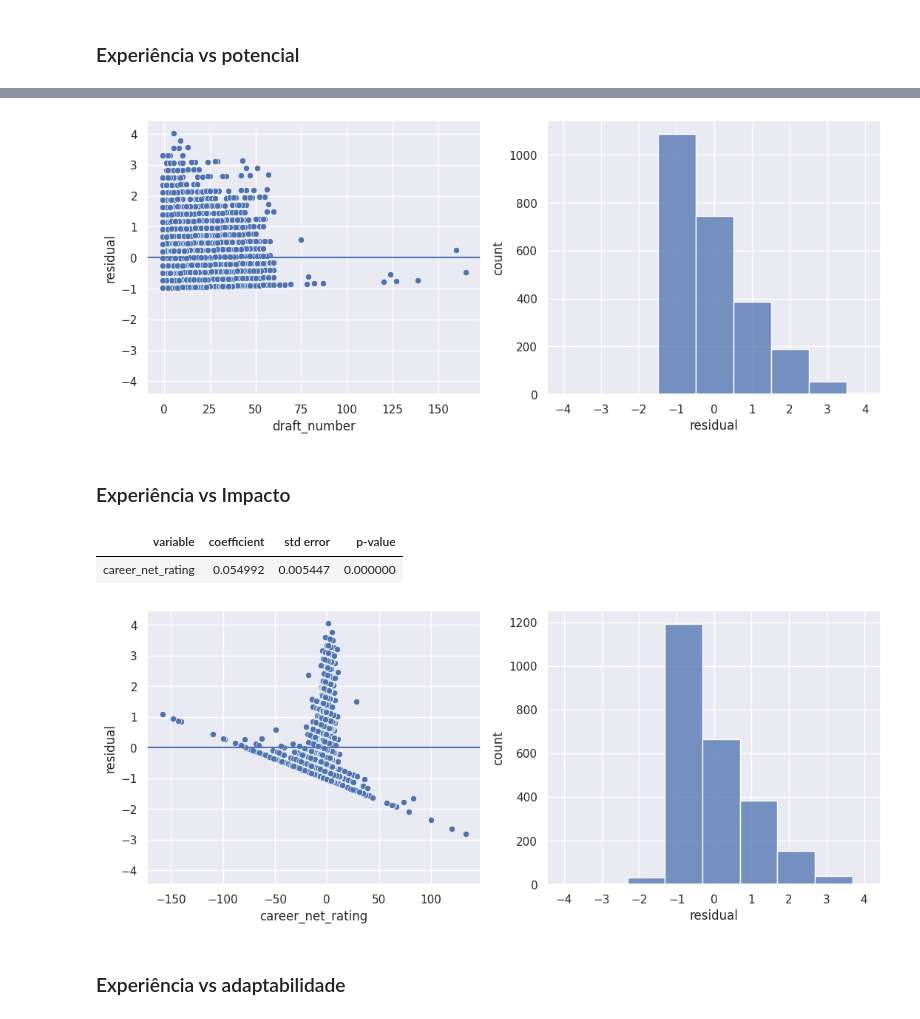
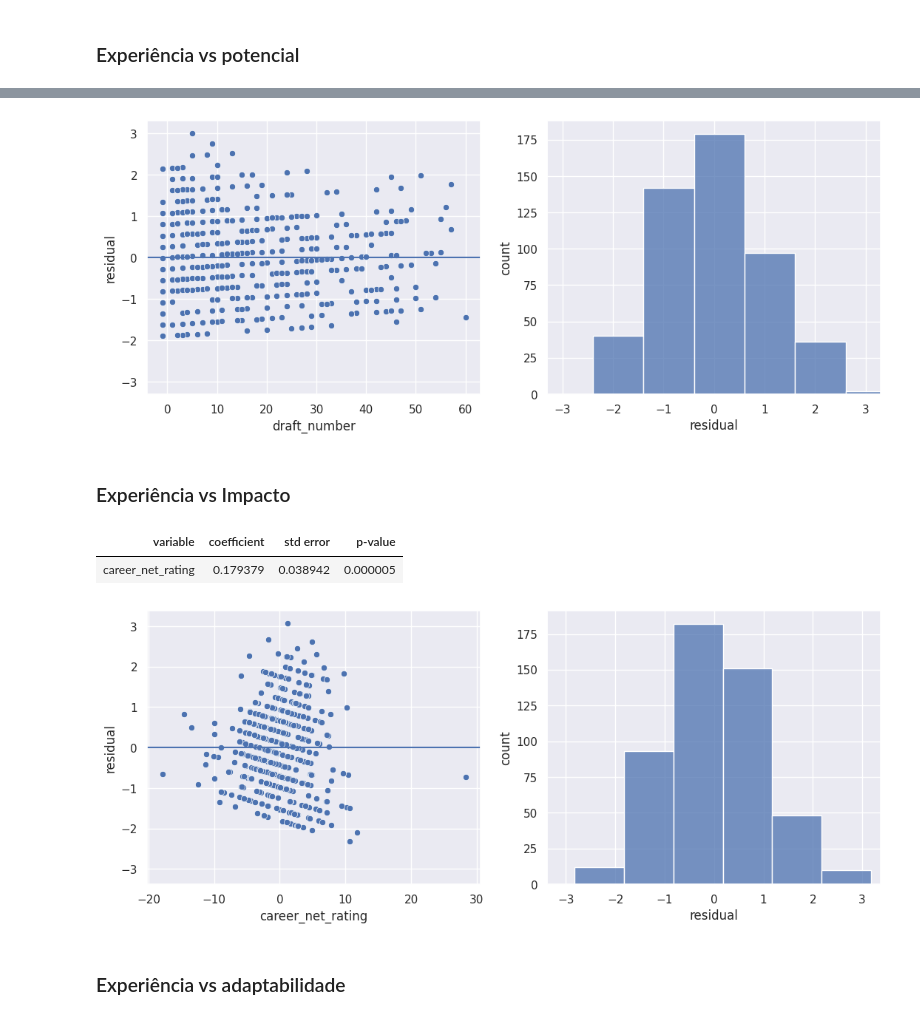
Before and after one commit to gabri190/Redesoc-Projetos-Aps, a Jupyter notebook: notebooks/Projeto/Projeto_Redes.ipynb, the cells around one changed output, grey strips where cells are left out. Cells and saved outputs as stored; diff of their text form; code cells hidden in the pictures.

```diff
--- a/notebooks/Projeto/Projeto_Redes.ipynb
+++ b/notebooks/Projeto/Projeto_Redes.ipynb
@@ -172,8 +178,14 @@ r.edge_default(color=0x000000, width=1, curve1=2, curve2=2)
 # %%
-#fazer esse drataframe anteriro em menos passos
-df_career = df.groupby('player_name').agg({'season': 'nunique', 'net_rating': 'mean', 'draft_number': 'max'}).reset_index()
+#fazer esse dataframe anterior em menos passos
+df_career = df.groupby('player_name').agg({'season': 'nunique', 'net_rating': 'mean', 'draft_number': 'max', 'draft_year':'unique'}).reset_index()
 df_career = df_career.rename(columns={'season': 'num_seasons', 'net_rating': 'career_net_rating'})
+
 #replace dos valores de draft_number para inteiros e "undrafetd" para -1
 df_career['draft_number'] = df_career['draft_number'].replace('Undrafted', -1).astype(int)
+df_career['draft_year'] = df_career['draft_year'].apply(lambda x: x[0])
+df_career['draft_year'] = df_career['draft_year'].replace('Undrafted', -1).astype(int)
+
+#criar um novo dataframe com os draftados depois de 1990
+# df_career = df_career[df_career['draft_year'] >= 1993]
 df_career
 # %% [output]
@@ -220,7 +232,11 @@ data_clustering
+# %%
+df_career_filtered = df_career[df_career['player_name'].isin(data_clustering['nome'])]
 # %%
-lista_clustering=[]
-for value in data_clustering['clustering']:
-    lista_clustering.append(value)
-df_career['clustering']=lista_clustering
-df_career
+lista_clustering =[]
+#pegar valores de clustering_coefficient dos jogadores que estao no dataframe df_career
+for index,row in data_clustering.iterrows():
+    if row['nome'] in df_career_filtered['player_name'].values:
+        lista_clustering.append(row['clustering'])
+df_career_filtered['clustering_coefficient'] = lista_clustering
+df_career_filtered
 # %% [output]
@@ -257,7 +289,7 @@ result.micro_summary()
 # %%
-result.plot_residuals(df_career['draft_number'])
+result.plot_residuals(df_career_filtered['draft_number'])
 # %% [output]
-[figure, old version]
+[figure, new version]
 # %% [markdown]
 ### Experiência vs Impacto
 # %%
@@ -265,16 +297,16 @@ import regression as reg
 
 from scipy import stats
 
-result=reg.linear(data=df_career,formula=' num_seasons~career_net_rating')
+result=reg.linear(data=df_career_filtered,formula=' num_seasons~career_net_rating')
 # %%
 result.micro_summary()
 # %% [output]
 | variable | coefficient | std error | p-value |
-| career_net_rating | 0.054992 | 0.005447 | 0.000000 |
+| career_net_rating | 0.179379 | 0.038942 | 0.000005 |
 # %%
-result.plot_residuals(df_career['career_net_rating'])
+result.plot_residuals(df_career_filtered['career_net_rating'])
 # %% [output]
-[figure, old version]
+[figure, new version]
 # %% [markdown]
 ### Experiência vs adaptabilidade
 # %%
```
Also changed, not shown: parts of 21 cells of this notebook.
